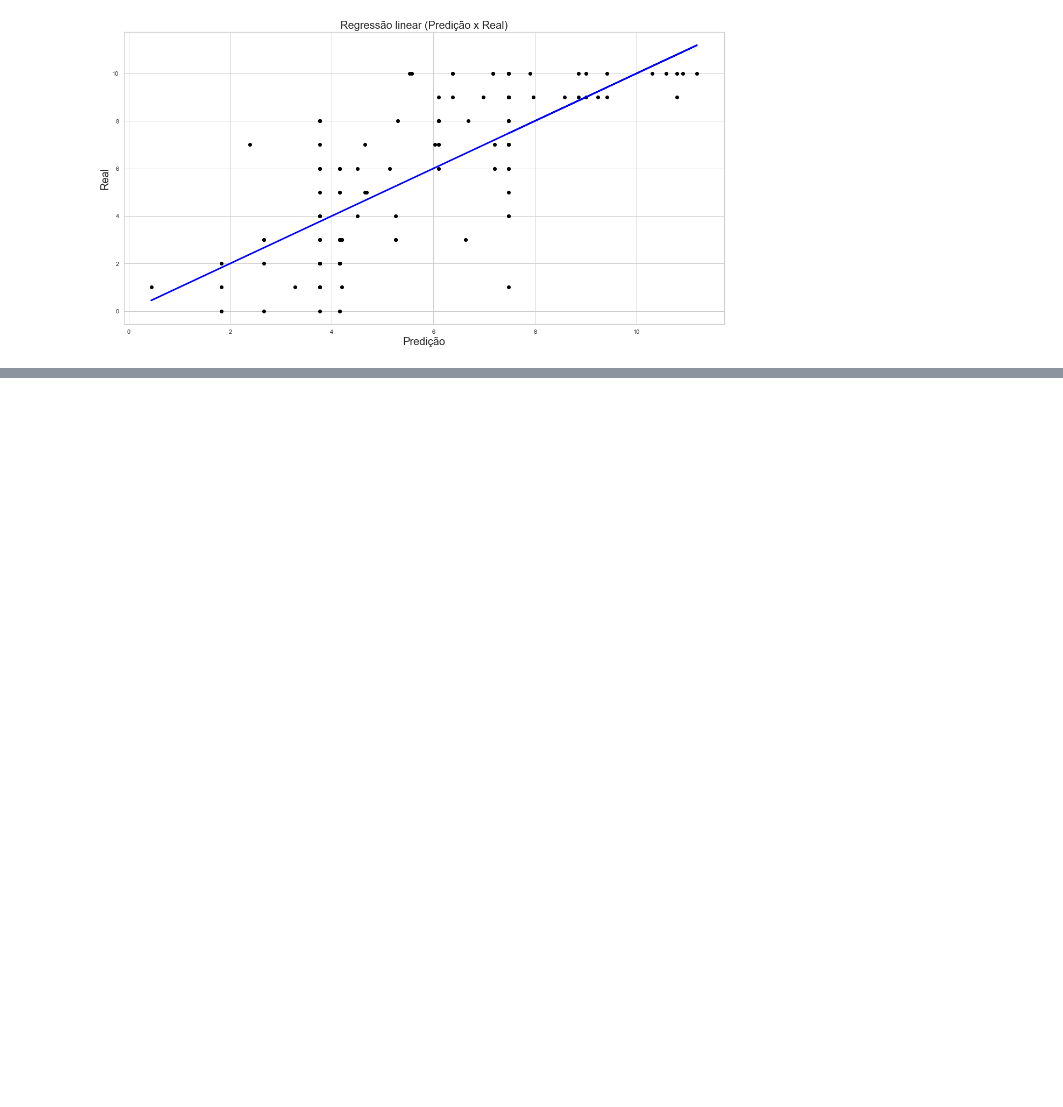
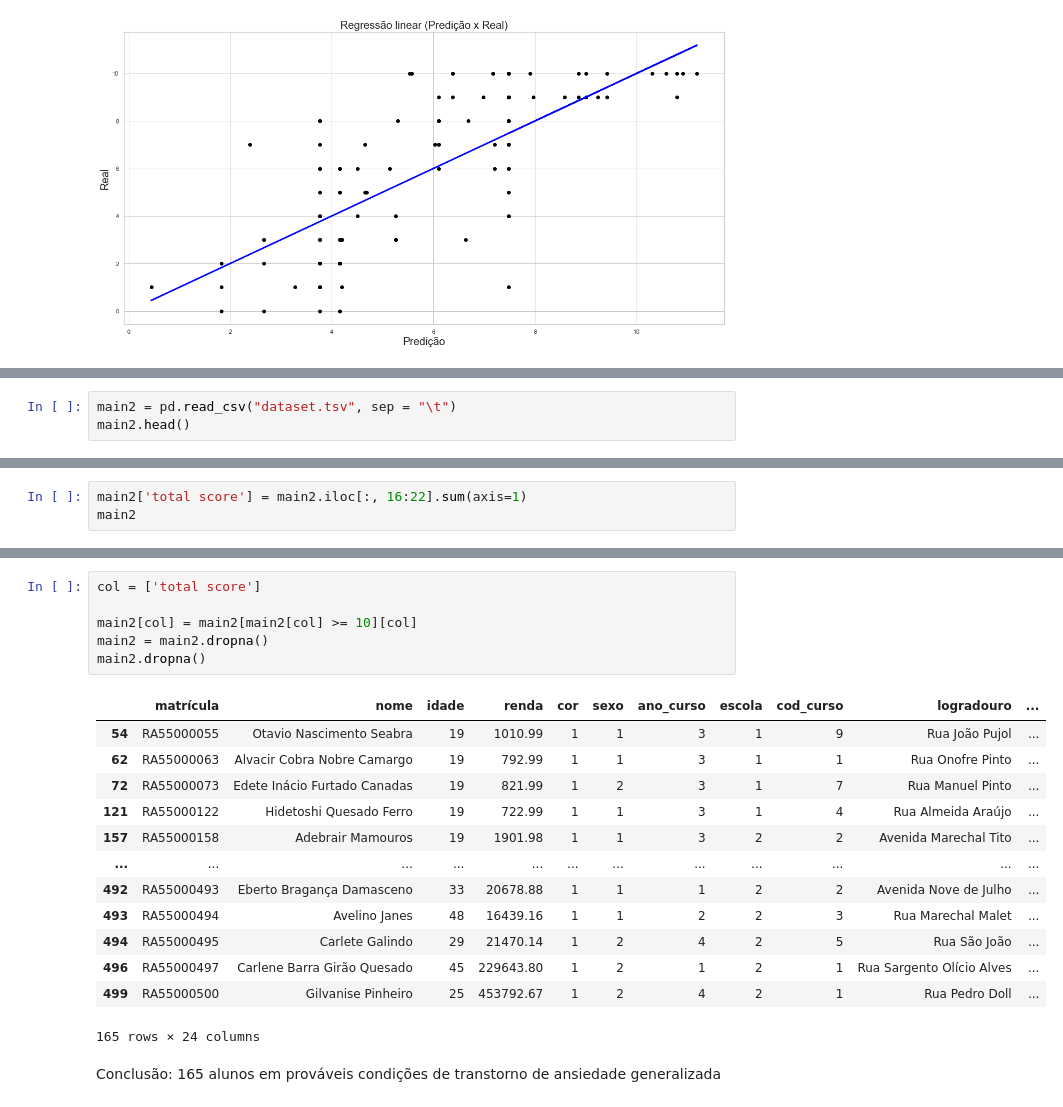
Before and after one commit to andretakeo/Projeto2_03-2023, a Jupyter notebook: Projeto #02.ipynb, the cells around one changed output, grey strips where cells are left out. Saved outputs shown, nothing was run; the diff lists cells and outputs as text; blank space fills up the shorter version.

```diff
--- a/Projeto #02.ipynb
+++ b/Projeto #02.ipynb
@@ -583,0 +650,3 @@ plt.show()
+# %%
+main2 = pd.read_csv("dataset.tsv", sep = "\t")
+main2.head()
@@ -583,0 +661,3 @@ plt.show()
+# %%
+main2['total score'] = main2.iloc[:, 16:22].sum(axis=1)
+main2
@@ -583,0 +678,22 @@ plt.show()
+# %%
+col = ['total score']
+
+main2[col] = main2[main2[col] >= 10][col]
+main2 = main2.dropna()
+main2.dropna()
+# %% [output]
+|  | matrícula | nome | idade | renda | cor | sexo | ano_curso | escola | cod_curso | logradouro | ... |
+| 54 | RA55000055 | Otavio Nascimento Seabra | 19 | 1010.99 | 1 | 1 | 3 | 1 | 9 | Rua João Pujol | ... |
+| 62 | RA55000063 | Alvacir Cobra Nobre Camargo | 19 | 792.99 | 1 | 1 | 3 | 1 | 1 | Rua Onofre Pinto | ... |
+| 72 | RA55000073 | Edete Inácio Furtado Canadas | 19 | 821.99 | 1 | 2 | 3 | 1 | 7 | Rua Manuel Pinto | ... |
+| 121 | RA55000122 | Hidetoshi Quesado Ferro | 19 | 722.99 | 1 | 1 | 3 | 1 | 4 | Rua Almeida Araújo | ... |
+| 157 | RA55000158 | Adebrair Mamouros | 19 | 1901.98 | 1 | 1 | 3 | 2 | 2 | Avenida Marechal Tito | ... |
+| ... | ... | ... | ... | ... | ... | ... | ... | ... | ... | ... | ... |
+| 492 | RA55000493 | Eberto Bragança Damasceno | 33 | 20678.88 | 1 | 1 | 1 | 2 | 2 | Avenida Nove de Julho | ... |
+| 493 | RA55000494 | Avelino Janes | 48 | 16439.16 | 1 | 1 | 2 | 2 | 3 | Rua Marechal Malet | ... |
+| 494 | RA55000495 | Carlete Galindo | 29 | 21470.14 | 1 | 2 | 4 | 2 | 5 | Rua São João | ... |
+| 496 | RA55000497 | Carlene Barra Girão Quesado | 45 | 229643.80 | 1 | 2 | 1 | 2 | 1 | Rua Sargento Olício Alves | ... |
+| 499 | RA55000500 | Gilvanise Pinheiro | 25 | 453792.67 | 1 | 2 | 4 | 2 | 1 | Rua Pedro Doll | ... |
+165 rows × 24 columns
+# %% [markdown]
+Conclusão: 165 alunos em prováveis condições de transtorno de ansiedade generalizada
```
Also changed, not shown: parts of 45 cells of this notebook.
